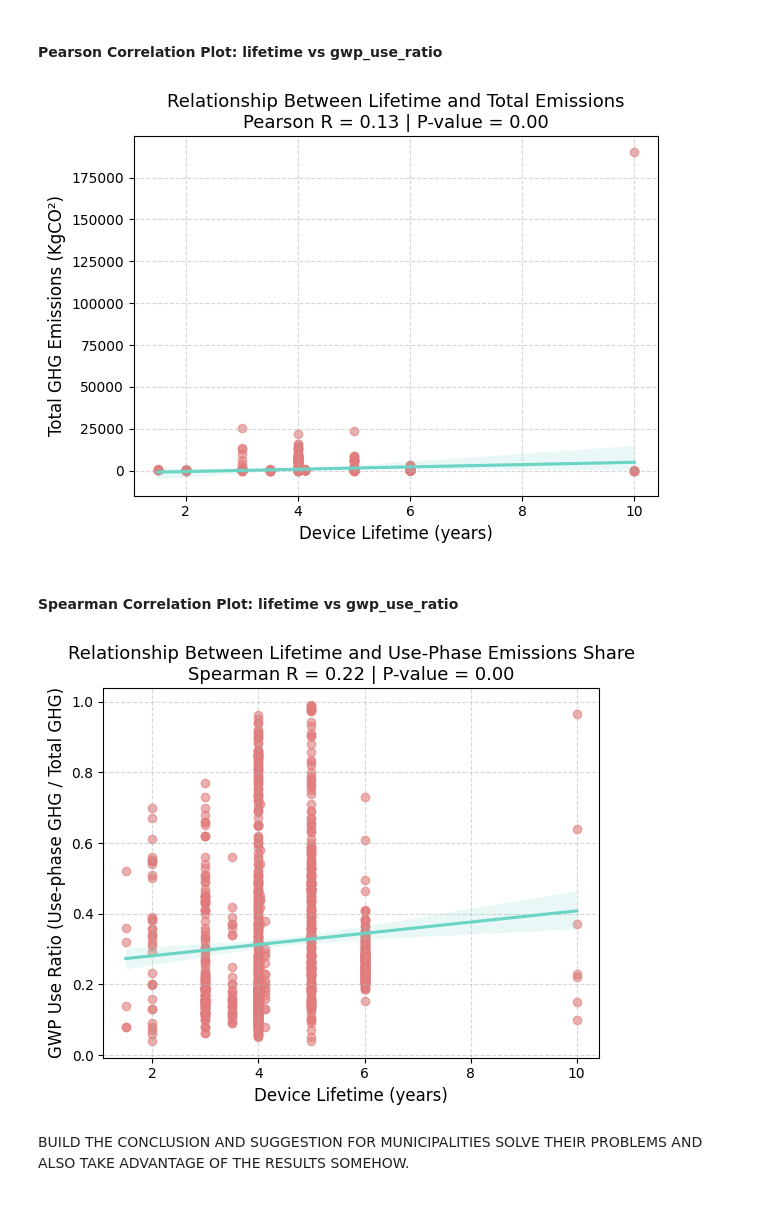
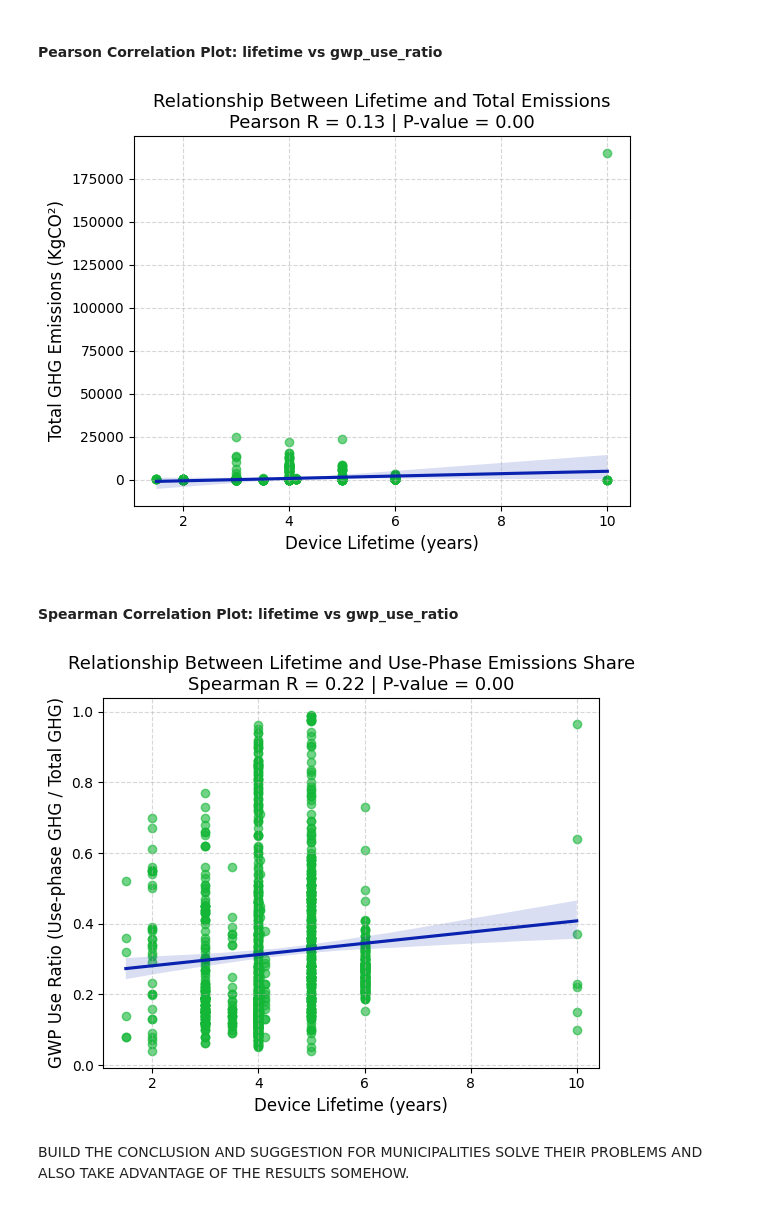
Before and after one commit to 0Londero/Data-Analysis-of-Hardware-Environmental-Impact, a Jupyter notebook: notebooks/Municipalities.ipynb, the cells around one changed output. Saved outputs shown, nothing was run; the diff lists cells and outputs as text; code cells hidden in the pictures.

```diff
--- a/notebooks/Municipalities.ipynb
+++ b/notebooks/Municipalities.ipynb
@@ -135,17 +146,17 @@ Spearman correlation (lifetime vs gwp_use_ratio): 0.216 (p=0.000)
 # %%
 r1, p1 = pearsonr(df_clean['lifetime'], df_clean['gwp_total'])
 
 sns.regplot(x='lifetime', y='gwp_total', data=df_clean,
-            line_kws={'color': '#6cd4c5'},
-            scatter_kws={'alpha': 0.6, 'color': '#e27c7c'})
+            line_kws={'color': '#0922AF'},
+            scatter_kws={'alpha': 0.6, 'color': '#13b636'})
 
 plt.title(f'Relationship Between Lifetime and Total Emissions\nPearson R = {r1:.2f} | P-value = {p1:.2f}', fontsize=13)
 plt.xlabel('Device Lifetime (years)', fontsize=12)
 plt.ylabel('Total GHG Emissions (KgCO²)', fontsize=12)
 plt.grid(True, linestyle='--', alpha=0.5)
 plt.show()
 # %% [output]
-[figure, old version]
+[figure, new version]
 # %% [markdown]
 #### Spearman Correlation Plot: lifetime vs gwp_use_ratio
 # %%
@@ -153,8 +164,8 @@ plt.show()
 r2, p2 = spearmanr(df_clean['lifetime'], df_clean['gwp_use_ratio'])
 
 sns.regplot(x='lifetime', y='gwp_use_ratio', data=df_clean,
-            line_kws={'color': '#6cd4c5'},
-            scatter_kws={'alpha': 0.6, 'color': '#e27c7c'})
+            line_kws={'color': "#0922AF"},
+            scatter_kws={'alpha': 0.6, 'color': "#13b636"})
 
 plt.title(f'Relationship Between Lifetime and Use-Phase Emissions Share\nSpearman R = {r2:.2f} | P-value = {p2:.2f}', fontsize=13)
 plt.xlabel('Device Lifetime (years)', fontsize=12)
@@ -162,7 +173,7 @@ plt.ylabel('GWP Use Ratio (Use-phase GHG / Total GHG)', fontsize=12)
 plt.grid(True, linestyle='--', alpha=0.5)
 plt.show()
 # %% [output]
-[figure, old version]
+[figure, new version]
 # %% [markdown]
 BUILD THE CONCLUSION AND SUGGESTION FOR MUNICIPALITIES SOLVE THEIR PROBLEMS AND ALSO TAKE ADVANTAGE OF THE RESULTS SOMEHOW.
 # %% [markdown]
```
Also changed, not shown: parts of 13 cells of this notebook.
